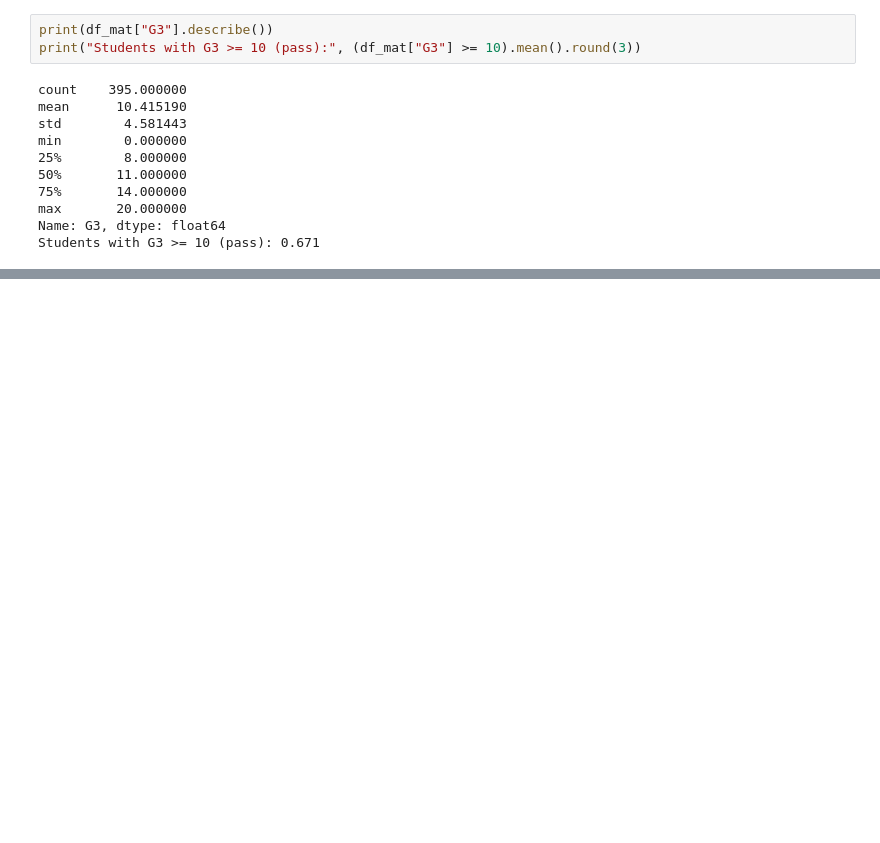
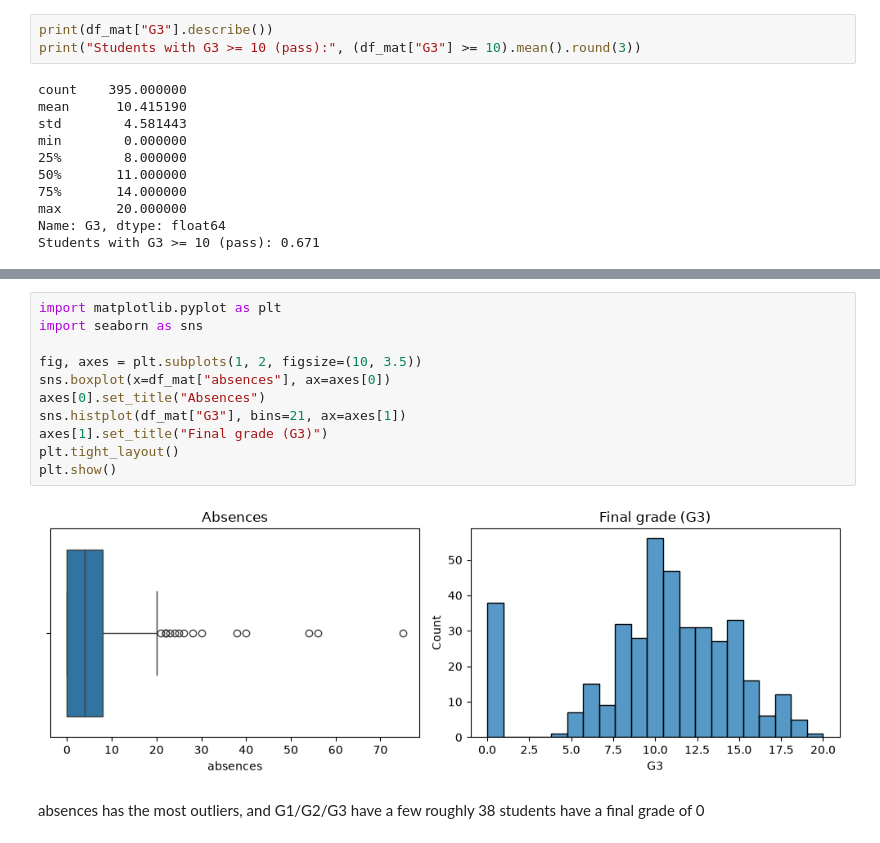
Before and after one commit to prajwal-sv/AI-Learning-Career-Assistant, a Jupyter notebook: notebooks/01_data_analysis.ipynb, the cells around one changed output, grey strips where cells are left out. Drawn from its saved outputs; the diff is of its cells as text; blank space fills up the shorter version.

```diff
--- a/notebooks/01_data_analysis.ipynb
+++ b/notebooks/01_data_analysis.ipynb
@@ -72,0 +106,16 @@ Students with G3 >= 10 (pass): 0.671
+# %%
+import matplotlib.pyplot as plt
+import seaborn as sns
+
+fig, axes = plt.subplots(1, 2, figsize=(10, 3.5))
+sns.boxplot(x=df_mat["absences"], ax=axes[0])
+axes[0].set_title("Absences")
+sns.histplot(df_mat["G3"], bins=21, ax=axes[1])
+axes[1].set_title("Final grade (G3)")
+plt.tight_layout()
+plt.show()
+# %% [output]
+[figure, added]
+# %% [markdown]
+absences has the most outliers, and G1/G2/G3 have a few
+roughly 38 students have a final grade of 0
```
Also changed, not shown: parts of 4 cells of this notebook, 2 other files.
